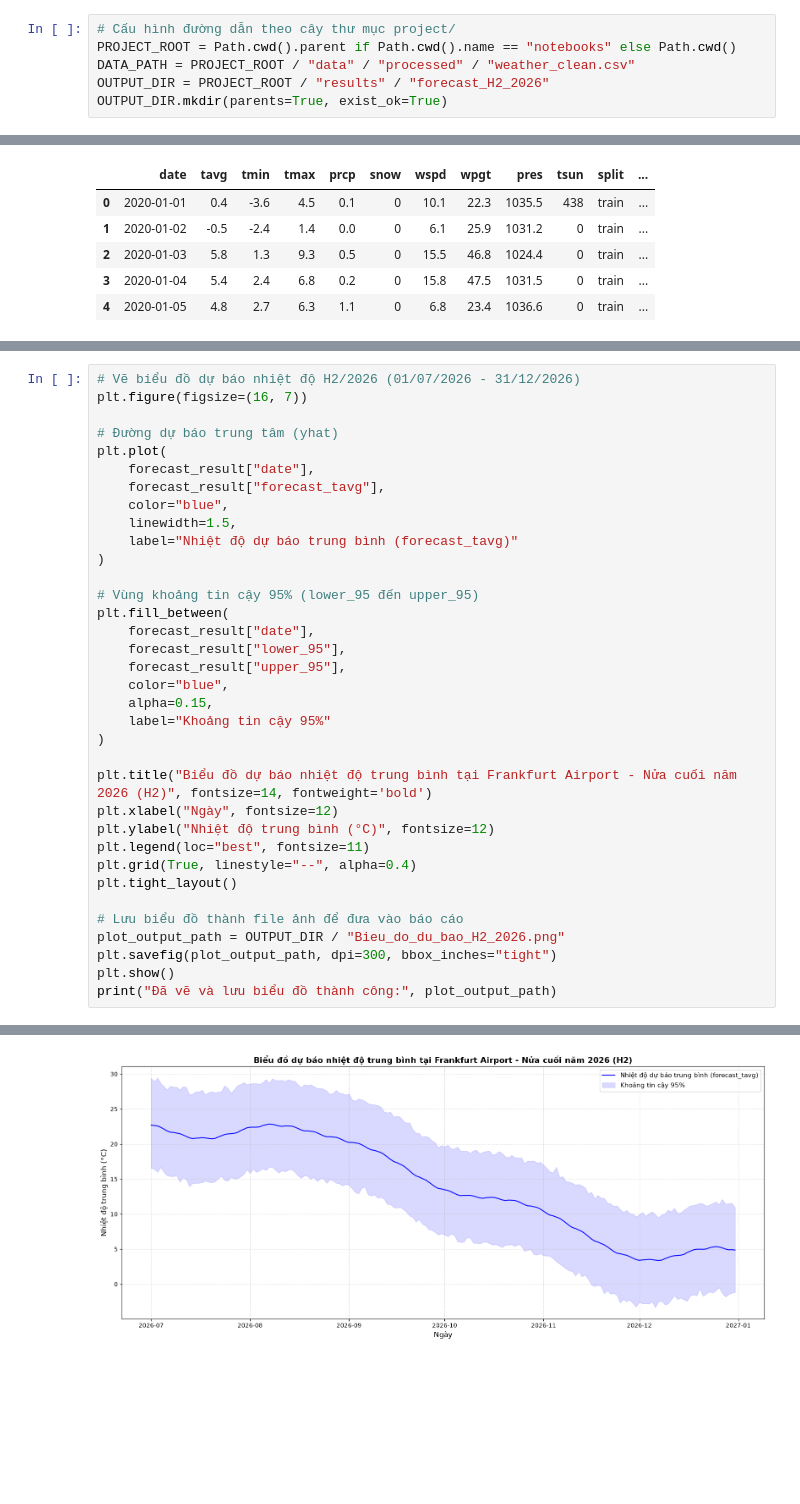
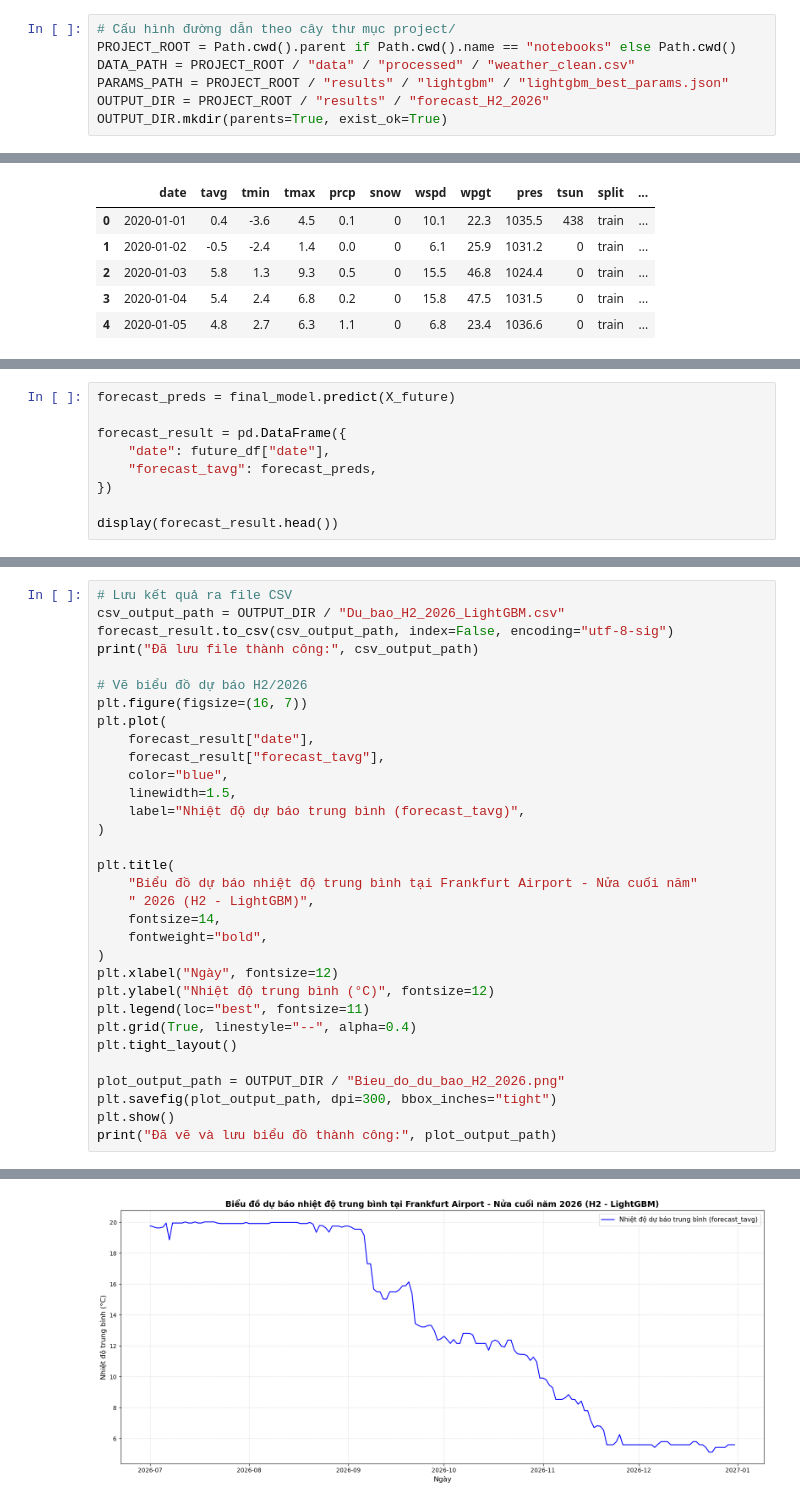
Before and after one commit to NhatTuong1211/Frankfurt_Temperature_Forecasting, a Jupyter notebook: notebooks/05_final_forecast.ipynb, the cells around one changed output, grey strips where cells are left out. Cells and saved outputs as stored; diff of their text form; blank space fills up the shorter version.

Commit message:
Cap nhat ket qua  H2 2026 forecast va notebook

```diff
--- a/notebooks/05_final_forecast.ipynb
+++ b/notebooks/05_final_forecast.ipynb
@@ -13,6 +11,7 @@ Importing plotly failed. Interactive plots will not work.
 # Cấu hình đường dẫn theo cây thư mục project/
 PROJECT_ROOT = Path.cwd().parent if Path.cwd().name == "notebooks" else Path.cwd()
 DATA_PATH = PROJECT_ROOT / "data" / "processed" / "weather_clean.csv"
+PARAMS_PATH = PROJECT_ROOT / "results" / "lightgbm" / "lightgbm_best_params.json"
 OUTPUT_DIR = PROJECT_ROOT / "results" / "forecast_H2_2026"
 OUTPUT_DIR.mkdir(parents=True, exist_ok=True)
 # %%
@@ -116,0 +169,9 @@ print("Đã lưu file thành công:", csv_output_path)
+# %%
+forecast_preds = final_model.predict(X_future)
+
+forecast_result = pd.DataFrame({
+    "date": future_df["date"],
+    "forecast_tavg": forecast_preds,
+})
+
+display(forecast_result.head())
@@ -117,34 +185,31 @@ print("Đã lưu file thành công:", csv_output_path)
 # %%
-# Vẽ biểu đồ dự báo nhiệt độ H2/2026 (01/07/2026 - 31/12/2026)
+# Lưu kết quả ra file CSV
+csv_output_path = OUTPUT_DIR / "Du_bao_H2_2026_LightGBM.csv"
+forecast_result.to_csv(csv_output_path, index=False, encoding="utf-8-sig")
+print("Đã lưu file thành công:", csv_output_path)
+
+# Vẽ biểu đồ dự báo H2/2026
 plt.figure(figsize=(16, 7))
-
-# Đường dự báo trung tâm (yhat)
 plt.plot(
     forecast_result["date"],
     forecast_result["forecast_tavg"],
     color="blue",
     linewidth=1.5,
-    label="Nhiệt độ dự báo trung bình (forecast_tavg)"
+    label="Nhiệt độ dự báo trung bình (forecast_tavg)",
 )
 
-# Vùng khoảng tin cậy 95% (lower_95 đến upper_95)
-plt.fill_between(
-    forecast_result["date"],
-    forecast_result["lower_95"],
-    forecast_result["upper_95"],
-    color="blue",
-    alpha=0.15,
-    label="Khoảng tin cậy 95%"
+plt.title(
+    "Biểu đồ dự báo nhiệt độ trung bình tại Frankfurt Airport - Nửa cuối năm"
+    " 2026 (H2 - LightGBM)",
+    fontsize=14,
+    fontweight="bold",
 )
-
-plt.title("Biểu đồ dự báo nhiệt độ trung bình tại Frankfurt Airport - Nửa cuối năm 2026 (H2)", fontsize=14, fontweight='bold')
 plt.xlabel("Ngày", fontsize=12)
 plt.ylabel("Nhiệt độ trung bình (°C)", fontsize=12)
 plt.legend(loc="best", fontsize=11)
 plt.grid(True, linestyle="--", alpha=0.4)
 plt.tight_layout()
 
-# Lưu biểu đồ thành file ảnh để đưa vào báo cáo
 plot_output_path = OUTPUT_DIR / "Bieu_do_du_bao_H2_2026.png"
 plt.savefig(plot_output_path, dpi=300, bbox_inches="tight")
 plt.show()
@@ -153 +219 @@ print("Đã vẽ và lưu biểu đồ thành công:", plot_output_path)
-[figure, old version]
+[figure, new version]
```
Also changed, not shown: parts of 10 cells of this notebook, 2 other files.
